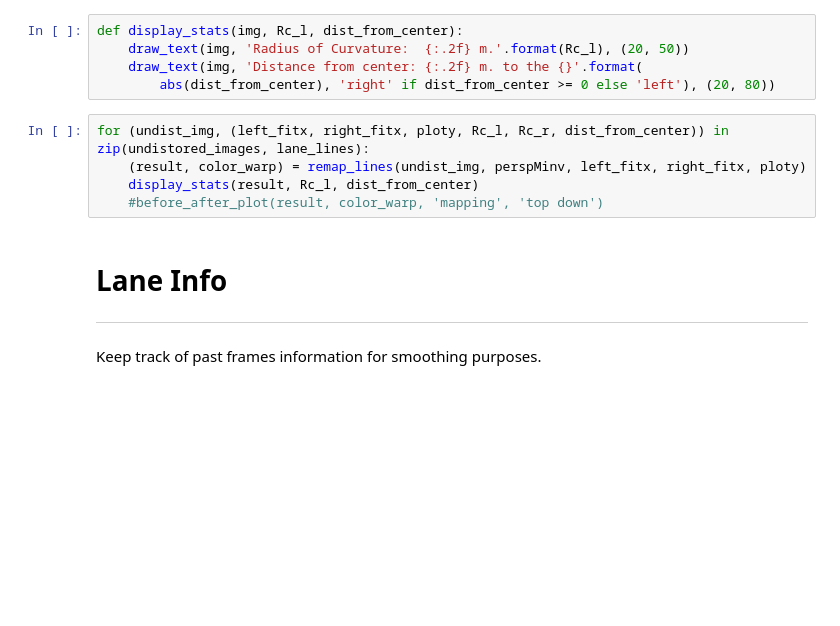
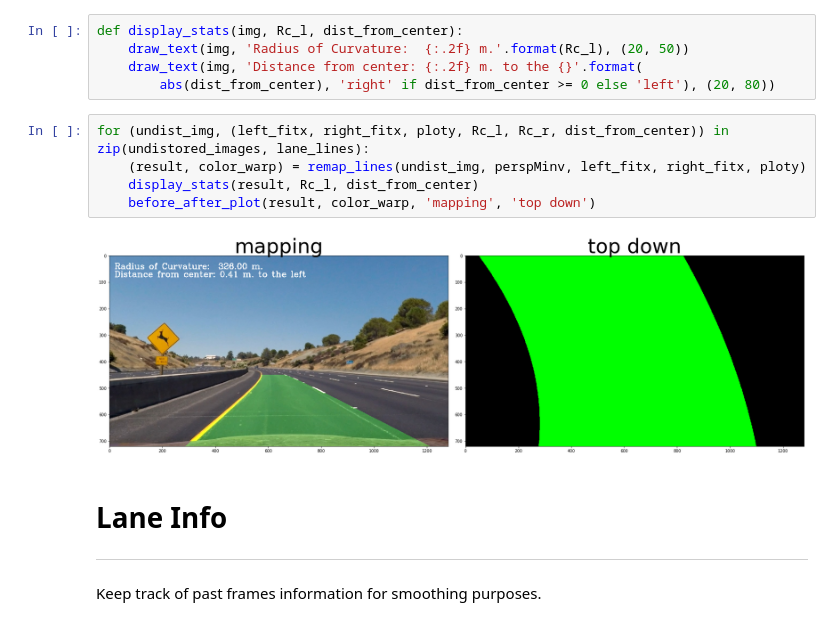
Before and after one commit to spillow/CarND-Advanced-Lane-Lines, a Jupyter notebook: Lane_Detection.ipynb, the cells around one changed output. Cells and saved outputs as stored; diff of their text form; blank space fills up the shorter version.

```diff
--- a/Lane_Detection.ipynb
+++ b/Lane_Detection.ipynb
@@ -305,8 +310,10 @@ def display_stats(img, Rc_l, dist_from_center):
 # %%
 for (undist_img, (left_fitx, right_fitx, ploty, Rc_l, Rc_r, dist_from_center)) in zip(undistored_images, lane_lines):
     (result, color_warp) = remap_lines(undist_img, perspMinv, left_fitx, right_fitx, ploty)
     display_stats(result, Rc_l, dist_from_center)
-    #before_after_plot(result, color_warp, 'mapping', 'top down')
+    before_after_plot(result, color_warp, 'mapping', 'top down')
+# %% [output]
+[figure, added]
 # %% [markdown]
 # Lane Info
 ***
```
Also changed, not shown: parts of 3 cells of this notebook, 3 other files.
